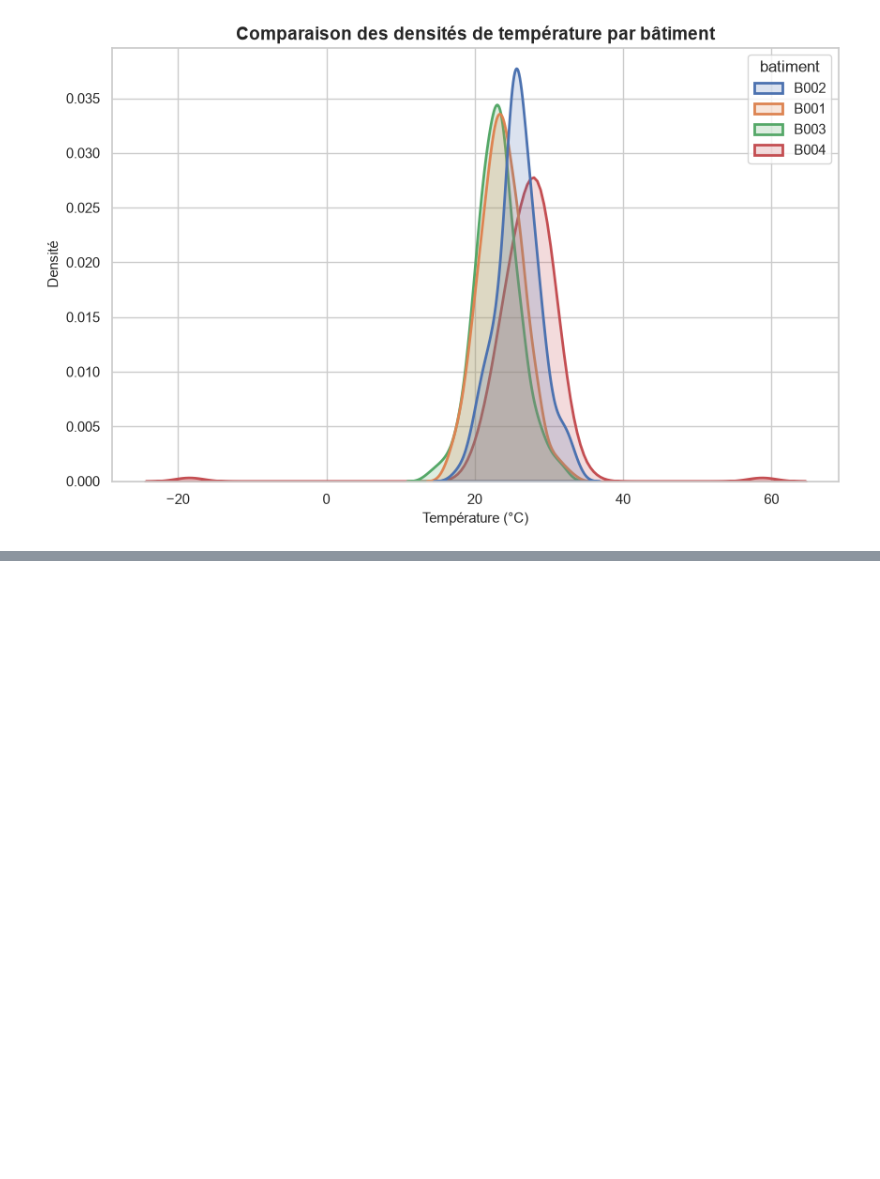
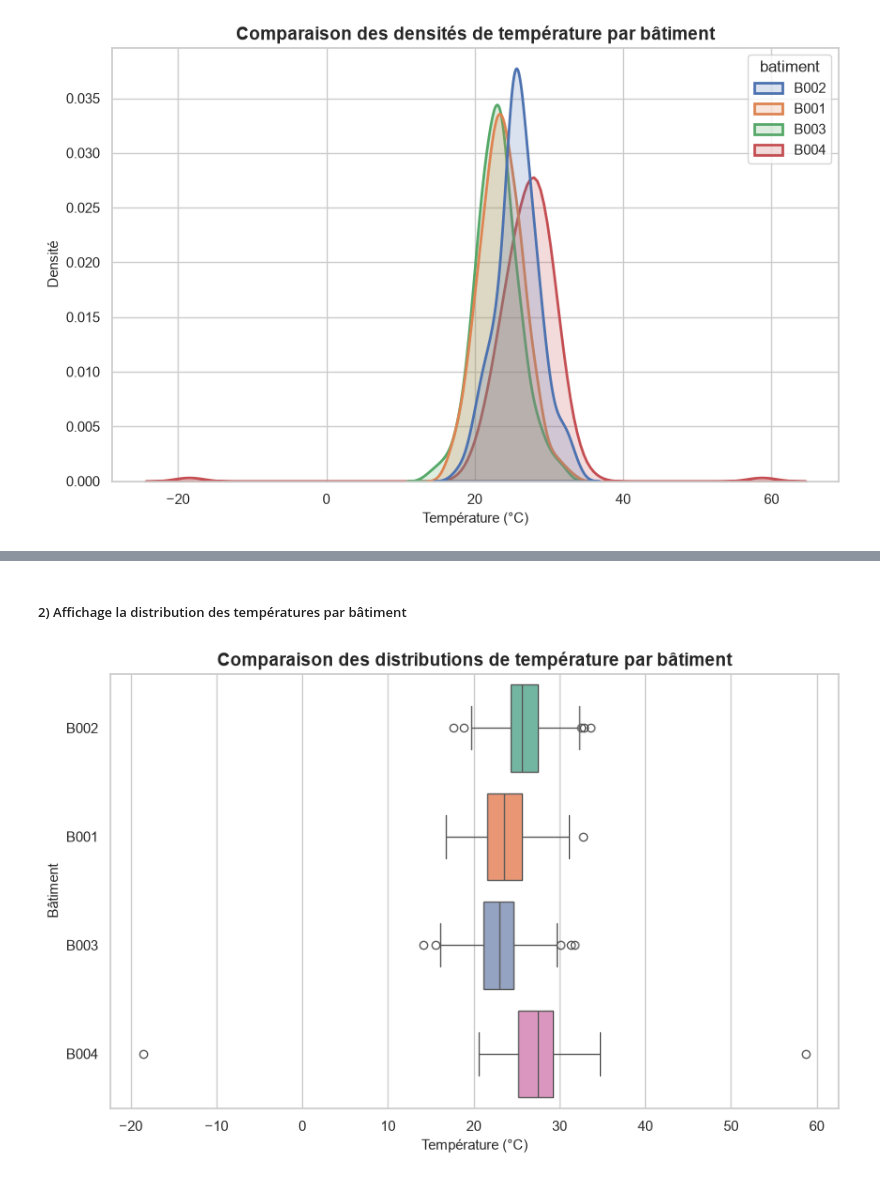
Before and after one commit to cheikhahmedtidiane/atelier_seaborn_iot, a Jupyter notebook: notebooks/atelier_seaborn_iot.ipynb, the cells around one changed output, grey strips where cells are left out. Cells and saved outputs as stored; diff of their text form; code cells hidden in the pictures; blank space fills up the shorter version.

```diff
--- a/notebooks/atelier_seaborn_iot.ipynb
+++ b/notebooks/atelier_seaborn_iot.ipynb
@@ -186,0 +208,23 @@ plt.show()
+# %% [markdown]
+##### 2) Affichage la distribution des températures par bâtiment
+# %%
+sns.set_theme(style="whitegrid")
+
+# Création des boxplots par bâtiment
+plt.figure(figsize=(10, 6))
+sns.boxplot(
+    data=df,
+    x="temperature",
+    y="batiment",       # Crée une boîte distincte pour chaque bâtiment
+    palette="Set2",     # Applique une palette de couleurs distinctes et modernes
+    hue="batiment",     # Évite les avertissements de style dans les versions récentes
+    legend=False
+)
+
+plt.title("Comparaison des distributions de température par bâtiment", fontsize=14, fontweight="bold")
+plt.xlabel("Température (°C)", fontsize=11)
+plt.ylabel("Bâtiment", fontsize=11)
+
+plt.show()
+# %% [output]
+[figure, added]
```
Also changed, not shown: parts of 5 cells of this notebook.
